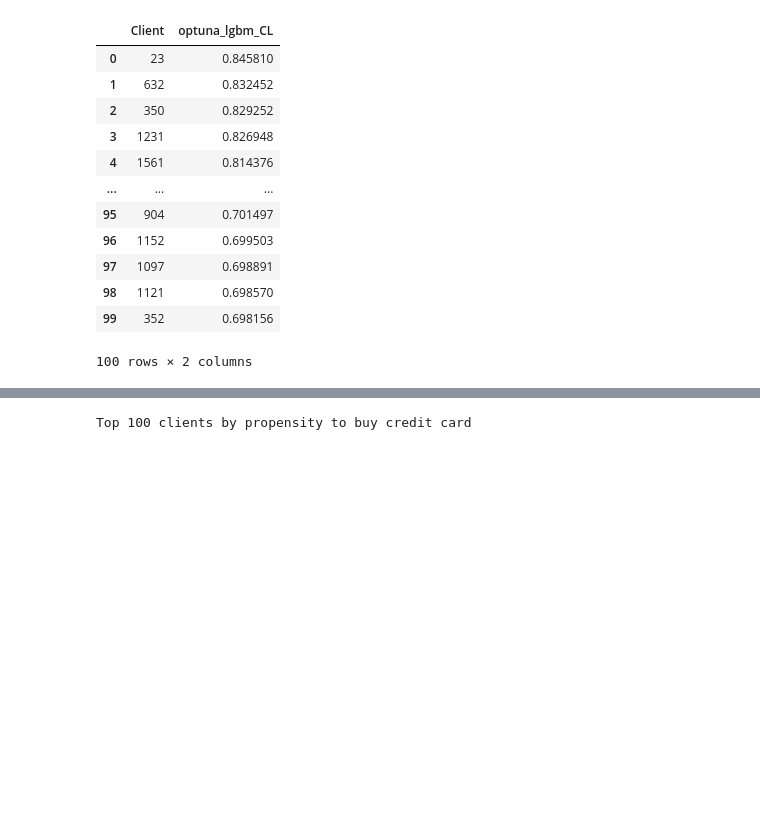
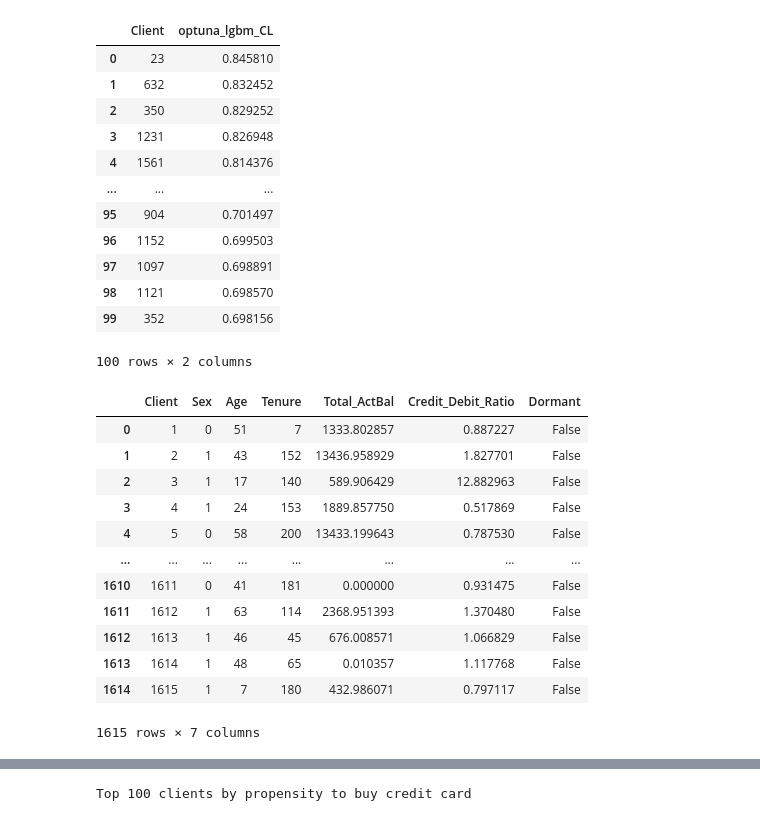
Before and after one commit to reinbugnot/direct-marketing-optimization, a Jupyter notebook: part-2-data-modelling.ipynb, the cells around one changed output, grey strips where cells are left out. Cells and saved outputs as stored; diff of their text form; code cells hidden in the pictures; blank space fills up the shorter version.

```diff
--- a/part-2-data-modelling.ipynb
+++ b/part-2-data-modelling.ipynb
@@ -720,6 +722,9 @@ plt.show()
 Results from both top 15% selection methods yielded very close values ($1,359 vs $1,330). The second approach, despite yielded slightly less total revenue, has the benefit of slight diversity, allowing Mutual Funds to also get marketed without sacrificing much revenue.
 # %% [markdown]
 ### Direct Answers to Submission Questions
+# %%
+# Retrieving demographic data to answer the questions
+demo_features = X_base.loc[:, ['Client', 'Sex', 'Age', 'Tenure', 'Total_ActBal', 'Credit_Debit_Ratio', 'Dormant']]
 # %%
 # Which clients have a higher propensity to buy a consumer loan?
 print('Top 100 clients by propensity to buy consumer loan')
@@ -739,3 +746,19 @@ Top 100 clients by propensity to buy consumer loan
 | 98 | 1121 | 0.698570 |
 | 99 | 352 | 0.698156 |
 100 rows × 2 columns
+# %%
+demo_features
+# %% [output]
+|  | Client | Sex | Age | Tenure | Total_ActBal | Credit_Debit_Ratio | Dormant |
+| 0 | 1 | 0 | 51 | 7 | 1333.802857 | 0.887227 | False |
+| 1 | 2 | 1 | 43 | 152 | 13436.958929 | 1.827701 | False |
+| 2 | 3 | 1 | 17 | 140 | 589.906429 | 12.882963 | False |
+| 3 | 4 | 1 | 24 | 153 | 1889.857750 | 0.517869 | False |
+| 4 | 5 | 0 | 58 | 200 | 13433.199643 | 0.787530 | False |
+| ... | ... | ... | ... | ... | ... | ... | ... |
+| 1610 | 1611 | 0 | 41 | 181 | 0.000000 | 0.931475 | False |
+| 1611 | 1612 | 1 | 63 | 114 | 2368.951393 | 1.370480 | False |
+| 1612 | 1613 | 1 | 46 | 45 | 676.008571 | 1.066829 | False |
+| 1613 | 1614 | 1 | 48 | 65 | 0.010357 | 1.117768 | False |
+| 1614 | 1615 | 1 | 7 | 180 | 432.986071 | 0.797117 | False |
+1615 rows × 7 columns
```
Also changed, not shown: parts of 11 cells of this notebook, 1 other file.
